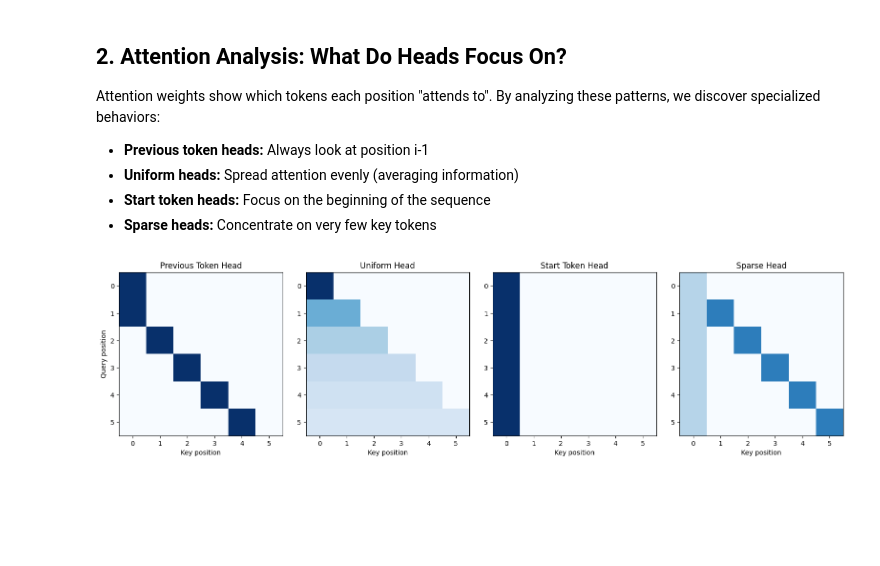
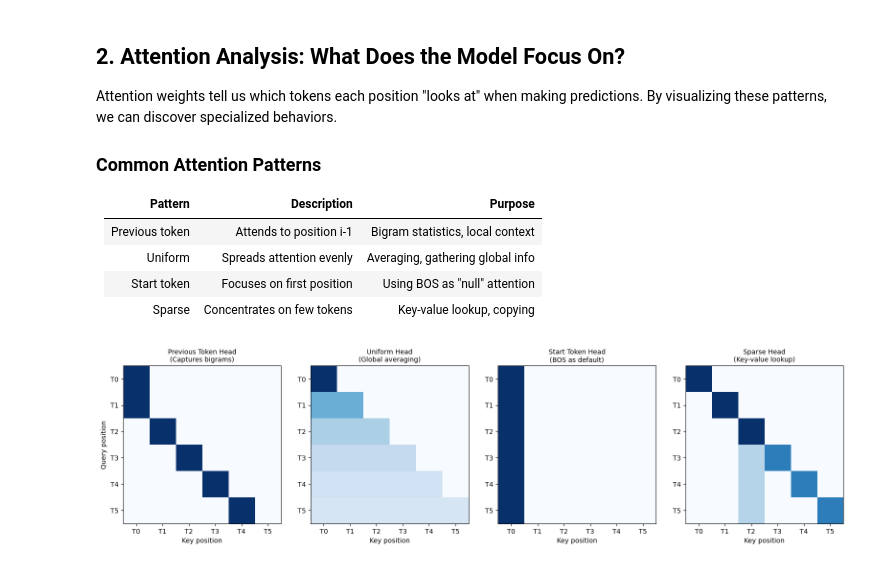
Before and after one commit to zhubert/intro-to-transformers, a Jupyter notebook: building-a-transformer/09_interpretability.ipynb, the cells around one changed output. Cells and saved outputs as stored; diff of their text form; code cells hidden in the pictures; blank space fills up the shorter version.

```diff
--- a/building-a-transformer/09_interpretability.ipynb
+++ b/building-a-transformer/09_interpretability.ipynb
@@ -92,62 +114,69 @@ Key insight: The model "knows" Paris by Layer 4!
 # %% [markdown]
-## 2. Attention Analysis: What Do Heads Focus On?
+## 2. Attention Analysis: What Does the Model Focus On?
 
-Attention weights show which tokens each position "attends to". By analyzing these patterns, we discover specialized behaviors:
+Attention weights tell us which tokens each position "looks at" when making predictions. By visualizing these patterns, we can discover specialized behaviors.
 
-- **Previous token heads:** Always look at position i-1
-- **Uniform heads:** Spread attention evenly (averaging information)
-- **Start token heads:** Focus on the beginning of the sequence
-- **Sparse heads:** Concentrate on very few key tokens
+### Common Attention Patterns
+
+| Pattern | Description | Purpose |
+|---------|-------------|--------|
+| Previous token | Attends to position i-1 | Bigram statistics, local context |
+| Uniform | Spreads attention evenly | Averaging, gathering global info |
+| Start token | Focuses on first position | Using BOS as "null" attention |
+| Sparse | Concentrates on few tokens | Key-value lookup, copying |
 # %%
-import matplotlib.pyplot as plt
-import numpy as np
-
 def visualize_attention_patterns():
-    """Visualize different types of attention patterns."""
+    """Visualize common attention patterns found in transformers."""
     fig, axes = plt.subplots(1, 4, figsize=(16, 4))
     seq_len = 6
+    labels = ['T0', 'T1', 'T2', 'T3', 'T4', 'T5']
 
-    # Previous token pattern
+    # 1. Previous token pattern
     prev_token = np.zeros((seq_len, seq_len))
     for i in range(1, seq_len):
         prev_token[i, i-1] = 1.0
-    prev_token[0, 0] = 1.0
+    prev_token[0, 0] = 1.0  # First token attends to itself
 
-    # Uniform pattern
-    uniform = np.ones((seq_len, seq_len)) / seq_len
-    # Apply causal mask
+    # 2. Uniform pattern (with causal mask)
+    uniform = np.zeros((seq_len, seq_len))
     for i in range(seq_len):
         uniform[i, :i+1] = 1.0 / (i + 1)
-        uniform[i, i+1:] = 0
 
-    # Start token pattern
+    # 3. Start token pattern
     start_token = np.zeros((seq_len, seq_len))
     start_token[:, 0] = 1.0
 
-    # Sparse pattern
+    # 4. Sparse pattern (diagonal + some key positions)
     sparse = np.zeros((seq_len, seq_len))
-    np.fill_diagonal(sparse, 0.7)
-    sparse[:, 0] = 0.3
+    for i in range(seq_len):
+        sparse[i, i] = 0.7  # Self
+        if i > 2:
+            sparse[i, 2] = 0.3  # Key position
+    sparse[0, 0] = 1.0
+    sparse[1, 1] = 1.0
+    sparse[2, 2] = 1.0
 
     patterns = [
-        (prev_token, 'Previous Token Head'),
-        (uniform, 'Uniform Head'),
-        (start_token, 'Start Token Head'),
-        (sparse, 'Sparse Head')
+        (prev_token, 'Previous Token Head', 'Captures bigrams'),
+        (uniform, 'Uniform Head', 'Global averaging'),
+        (start_token, 'Start Token Head', 'BOS as default'),
+        (sparse, 'Sparse Head', 'Key-value lookup')
     ]
 
-    for ax, (pattern, title) in zip(axes, patterns):
+    for ax, (pattern, title, desc) in zip(axes, patterns):
         im = ax.imshow(pattern, cmap='Blues', vmin=0, vmax=1)
-        ax.set_title(title)
+        ax.set_title(f'{title}\n({desc})', fontsize=10)
         ax.set_xlabel('Key position')
         if ax == axes[0]:
             ax.set_ylabel('Query position')
         ax.set_xticks(range(seq_len))
         ax.set_yticks(range(seq_len))
+        ax.set_xticklabels(labels)
+        ax.set_yticklabels(labels)
 
     plt.tight_layout()
     plt.show()
 
 visualize_attention_patterns()
 # %% [output]
-[figure, old version]
+[figure, new version]
```
Also changed, not shown: parts of 25 cells of this notebook, 54 other files.
